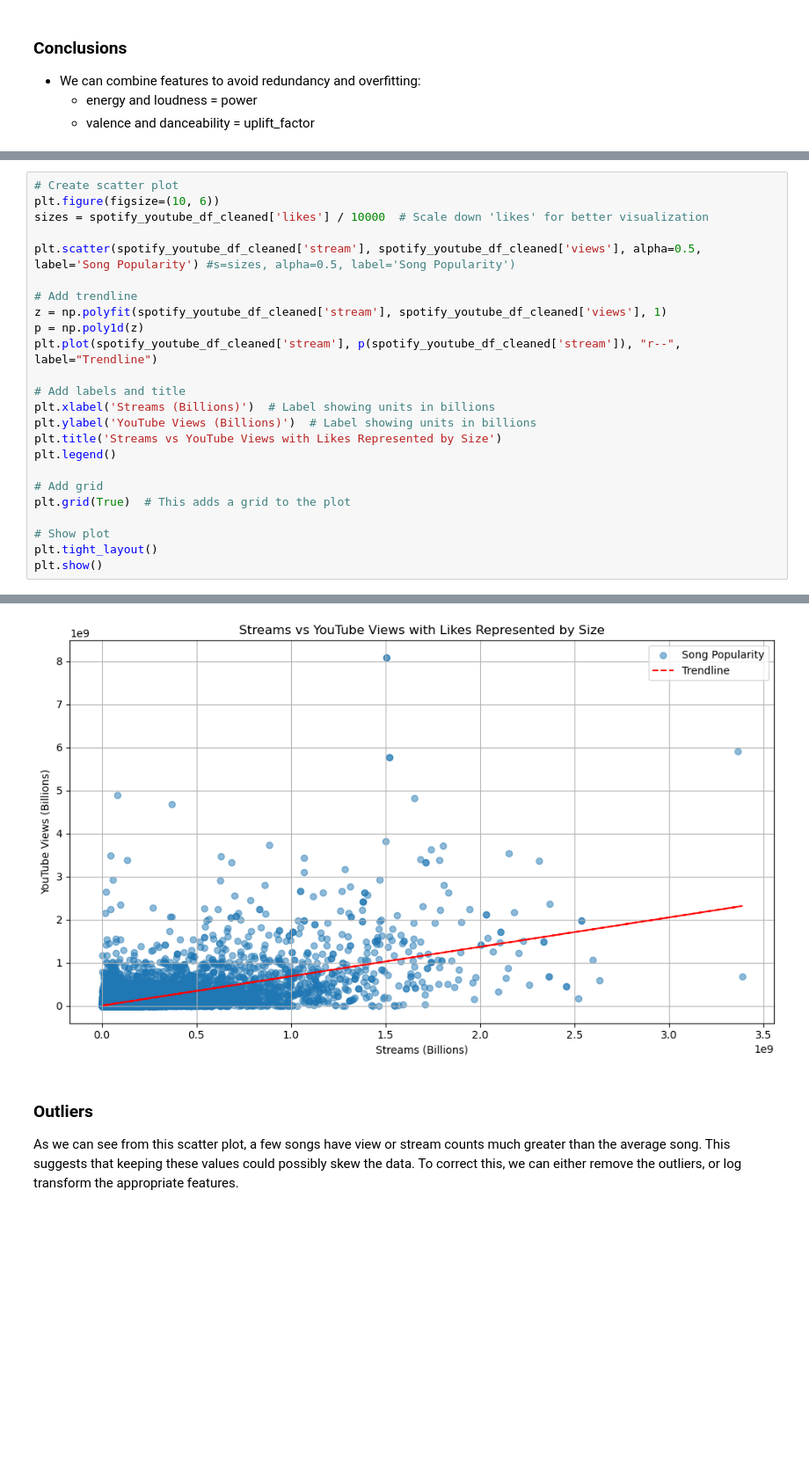
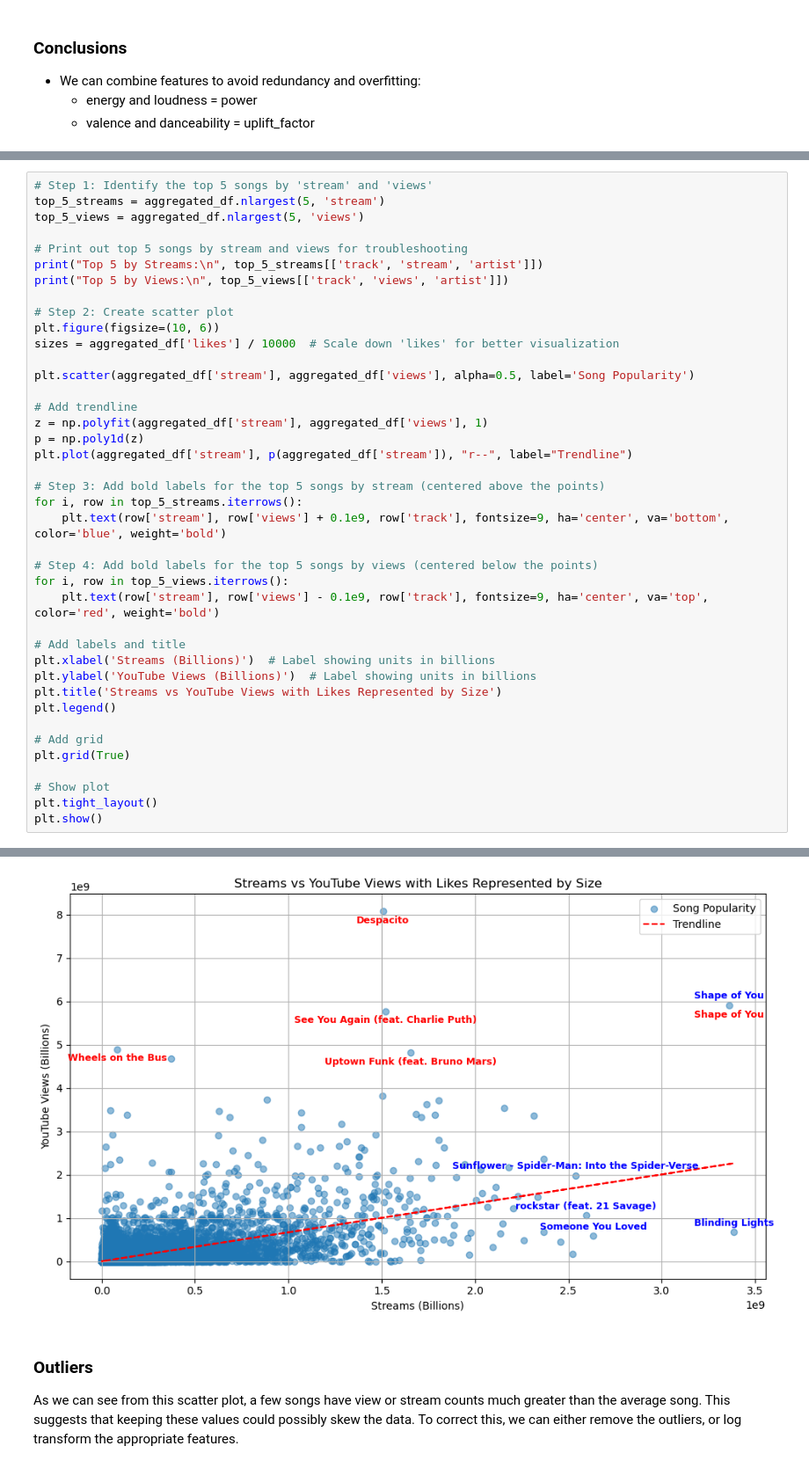
Before and after one commit to dparcon/Project_4_Group_2, a Jupyter notebook: spotify_youtube_song_analysis.ipynb, the cells around one changed output, grey strips where cells are left out. Shown at 88% size. Drawn from its saved outputs; the diff is of its cells as text; blank space fills up the shorter version.

```diff
--- a/spotify_youtube_song_analysis.ipynb
+++ b/spotify_youtube_song_analysis.ipynb
@@ -225,14 +299,30 @@ plt.show()
 # %%
-# Create scatter plot
+# Step 1: Identify the top 5 songs by 'stream' and 'views'
+top_5_streams = aggregated_df.nlargest(5, 'stream')
+top_5_views = aggregated_df.nlargest(5, 'views')
+
+# Print out top 5 songs by stream and views for troubleshooting
+print("Top 5 by Streams:\n", top_5_streams[['track', 'stream', 'artist']])
+print("Top 5 by Views:\n", top_5_views[['track', 'views', 'artist']])
+
+# Step 2: Create scatter plot
 plt.figure(figsize=(10, 6))
-sizes = spotify_youtube_df_cleaned['likes'] / 10000  # Scale down 'likes' for better visualization
+sizes = aggregated_df['likes'] / 10000  # Scale down 'likes' for better visualization
 
-plt.scatter(spotify_youtube_df_cleaned['stream'], spotify_youtube_df_cleaned['views'], alpha=0.5, label='Song Popularity') #s=sizes, alpha=0.5, label='Song Popularity')
+plt.scatter(aggregated_df['stream'], aggregated_df['views'], alpha=0.5, label='Song Popularity')
 
 # Add trendline
-z = np.polyfit(spotify_youtube_df_cleaned['stream'], spotify_youtube_df_cleaned['views'], 1)
+z = np.polyfit(aggregated_df['stream'], aggregated_df['views'], 1)
 p = np.poly1d(z)
-plt.plot(spotify_youtube_df_cleaned['stream'], p(spotify_youtube_df_cleaned['stream']), "r--", label="Trendline")
+plt.plot(aggregated_df['stream'], p(aggregated_df['stream']), "r--", label="Trendline")
+
+# Step 3: Add bold labels for the top 5 songs by stream (centered above the points)
+for i, row in top_5_streams.iterrows():
+    plt.text(row['stream'], row['views'] + 0.1e9, row['track'], fontsize=9, ha='center', va='bottom', color='blue', weight='bold')
+
+# Step 4: Add bold labels for the top 5 songs by views (centered below the points)
+for i, row in top_5_views.iterrows():
+    plt.text(row['stream'], row['views'] - 0.1e9, row['track'], fontsize=9, ha='center', va='top', color='red', weight='bold')
 
 # Add labels and title
 plt.xlabel('Streams (Billions)')  # Label showing units in billions
@@ -241,7 +331,7 @@ plt.title('Streams vs YouTube Views with Likes Represented by Size')
 plt.legend()
 
 # Add grid
-plt.grid(True)  # This adds a grid to the plot
+plt.grid(True)
 
 # Show plot
 plt.tight_layout()
@@ -250,4 +357,4 @@ plt.show()
-[figure, old version]
+[figure, new version]
 # %% [markdown]
 ### Outliers
 As we can see from this scatter plot, a few songs have view or stream counts much greater than the average song. This suggests that keeping these values could possibly skew the data. To correct this, we can either remove the outliers, or log transform the appropriate features.
```
Also changed, not shown: parts of 17 cells of this notebook.
